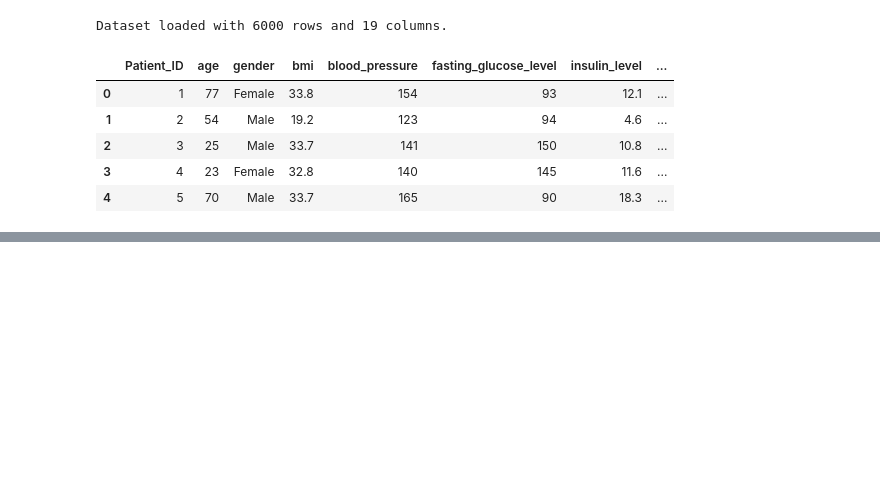
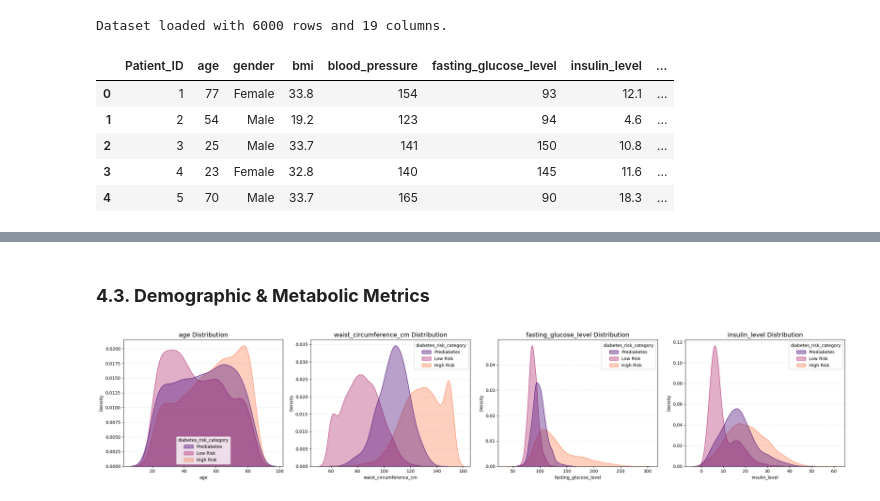
Before and after one commit to JoseDrube/Diabetes_Risk_Prediction, a Jupyter notebook: notebooks/01_eda.ipynb, the cells around one changed output, grey strips where cells are left out. Drawn from its saved outputs; the diff is of its cells as text; code cells hidden in the pictures; blank space fills up the shorter version.

```diff
--- a/notebooks/01_eda.ipynb
+++ b/notebooks/01_eda.ipynb
@@ -36,0 +163,7 @@ ModuleNotFoundError: No module named 'src'
+# %% [markdown]
+### **4.3. Demographic & Metabolic Metrics**
+# %%
+from src.diabetes_risk_prediction.utils.eda_functions import plot_multiple_comparison_kde
+plot_multiple_comparison_kde(df, ['age','waist_circumference_cm','fasting_glucose_level','insulin_level'])
+# %% [output]
+[figure, added]
```
Also changed, not shown: parts of 24 cells of this notebook.
